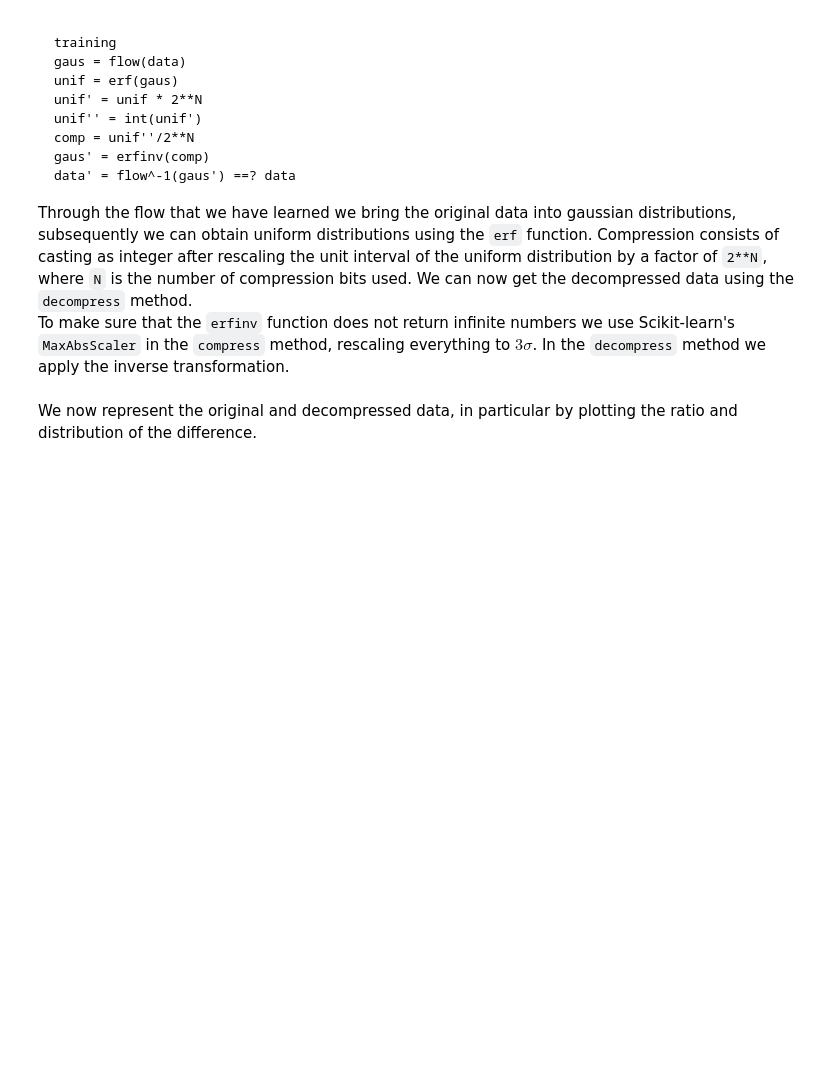
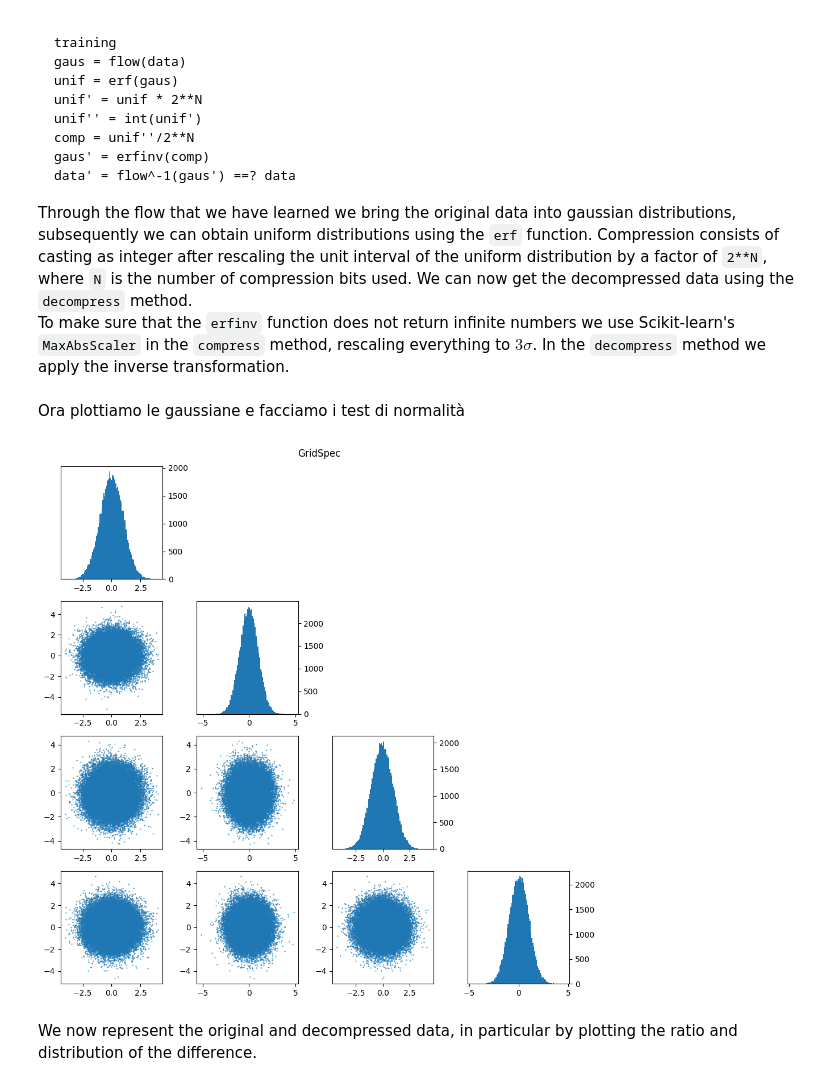
Before and after one commit to igordt/CMEPDA, a Jupyter notebook: originale.ipynb, the cells around one changed output. Saved outputs shown, nothing was run; the diff lists cells and outputs as text; code cells hidden in the pictures; blank space fills up the shorter version.

```diff
--- a/originale.ipynb
+++ b/originale.ipynb
@@ -406,4 +415,53 @@ x_decompressed = x_compressor.decompress(x_compressed)
 x_decompressed = x_preprocessor.backward(x_decompressed)
+# %% [markdown]
+Ora plottiamo le gaussiane e facciamo i test di normalità
+# %%
+from matplotlib.gridspec import GridSpec
+n_bins=100
+
+def format_axes(fig):
+    for i, ax in enumerate(fig.axes):
+        ax.text(0.5, 0.5, "ax%d" % (i+1), va="center", ha="center")
+        ax.tick_params(labelbottom=False, labelleft=False)
+
+fig = plt.figure(figsize=(10,10),layout="constrained")
+gs = GridSpec(4, 4, figure=fig)
+ax1 = fig.add_subplot(gs[0, 0])
+ax1.hist(gaus[:,0],bins=n_bins)
+ax1.yaxis.tick_right()
+
+ax2 = fig.add_subplot(gs[1, 0])
+ax2.scatter(gaus[:,0],gaus[:,1],s=0.25)
+ax3 = fig.add_subplot(gs[1, 1])
+ax3.hist(gaus[:,1],bins=n_bins)
+ax3.yaxis.tick_right()
+
+ax4 = fig.add_subplot(gs[2, 0])
+ax4.scatter(gaus[:,0],gaus[:,2],s=0.25)
+ax5 = fig.add_subplot(gs[2, 1])
+ax5.scatter(gaus[:,1],gaus[:,2],s=0.25)
+ax6 = fig.add_subplot(gs[2, 2])
+ax6.hist(gaus[:,2],bins=n_bins)
+ax6.yaxis.tick_right()
+
+ax7 = fig.add_subplot(gs[3, 0])
+ax7.scatter(gaus[:,0],gaus[:,3],s=0.25)
+ax8 = fig.add_subplot(gs[3, 1])
+ax8.scatter(gaus[:,1],gaus[:,3],s=0.25)
+ax9 = fig.add_subplot(gs[3, 2])
+ax9.scatter(gaus[:,2],gaus[:,3],s=0.25)
+ax10 = fig.add_subplot(gs[3, 3])
+ax10.hist(gaus[:,3],bins=n_bins)
+ax10.yaxis.tick_right()
+
+
+
+fig.suptitle("GridSpec")
+fig.tight_layout()
+plt.show()
+fig.savefig('figures/Gaussian_plot.pdf',dpi=190)
+# %% [output]
+[figure, added]
 # %% [markdown]
 We now represent the original and decompressed data, in particular by plotting the ratio and distribution of the difference.
 # %%
```
Also changed, not shown: parts of 13 cells of this notebook, 1 other file.
